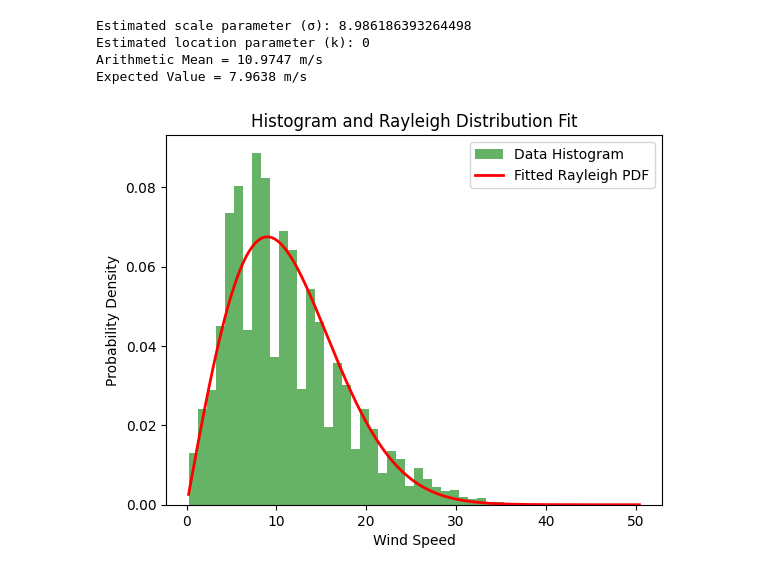
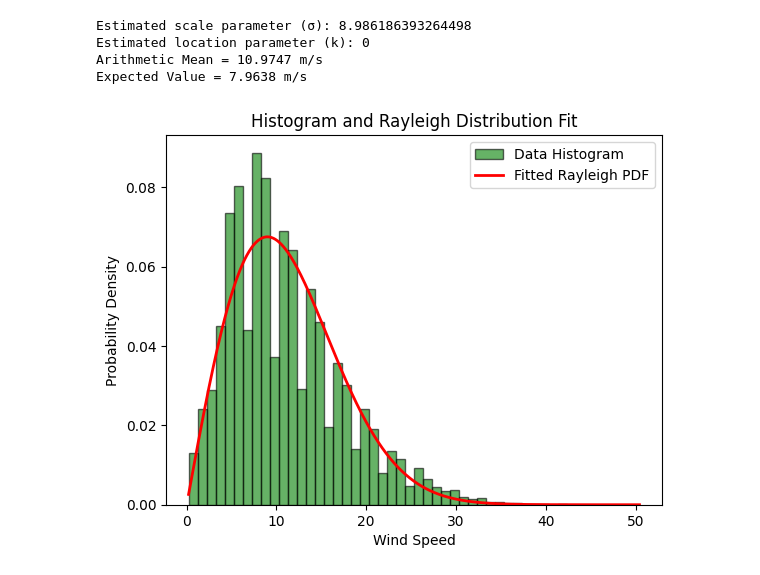
Before and after one commit to krainrpmt/Capstone-Isostatic-Mount-V2, a Jupyter notebook: Power Plant.ipynb, the cells around one changed output. Drawn from its saved outputs; the diff is of its cells as text; code cells hidden in the pictures.

```diff
--- a/Power Plant.ipynb
+++ b/Power Plant.ipynb
@@ -20,32 +20,32 @@ def Rayleigh_fit(Altitude, bin):
     data_convert.sort()
 
     data_convert_nonzero = data_convert[data_convert > 0]
     param = rayleigh.fit(data_convert_nonzero, floc=0)
     loc, sigma = param[0], param[1]
     print(f"Estimated scale parameter (σ): {sigma}")
     print(f"Estimated location parameter (k): {loc}")
     mu = data_convert_nonzero.mean()
     mu2 = sigma*math.sqrt(math.pi)/2
     print(f"Arithmetic Mean = {mu:.4f} m/s")
     print(f"Expected Value = {mu2:.4f} m/s")
 
     # Step 8: Plot the fitted Rayleigh PDF
     x = np.linspace(data_convert_nonzero.min(), data_convert_nonzero.max(), 1000)
     pdf_rayleigh = rayleigh.pdf(x, loc=0, scale=sigma)
-    plt.hist(data_convert_nonzero, bins=bin, density=True, alpha=0.6, color='g', label='Data Histogram')
+    plt.hist(data_convert_nonzero, bins=bin, density=True, alpha=0.6, color='g',edgecolor='k',linewidth=1, label='Data Histogram')
     plt.plot(x, pdf_rayleigh, 'r-', linewidth=2, label='Fitted Rayleigh PDF')
 
     # Final touches
     plt.xlabel('Wind Speed')
     plt.ylabel('Probability Density')
     plt.title('Histogram and Rayleigh Distribution Fit')
     plt.legend()
     plt.show()
 
 Rayleigh_fit(Altitude = 80, bin = 50)
 # %% [output]
 Estimated scale parameter (σ): 8.986186393264498
 Estimated location parameter (k): 0
 Arithmetic Mean = 10.9747 m/s
 Expected Value = 7.9638 m/s
-[figure, old version]
+[figure, new version]
```
